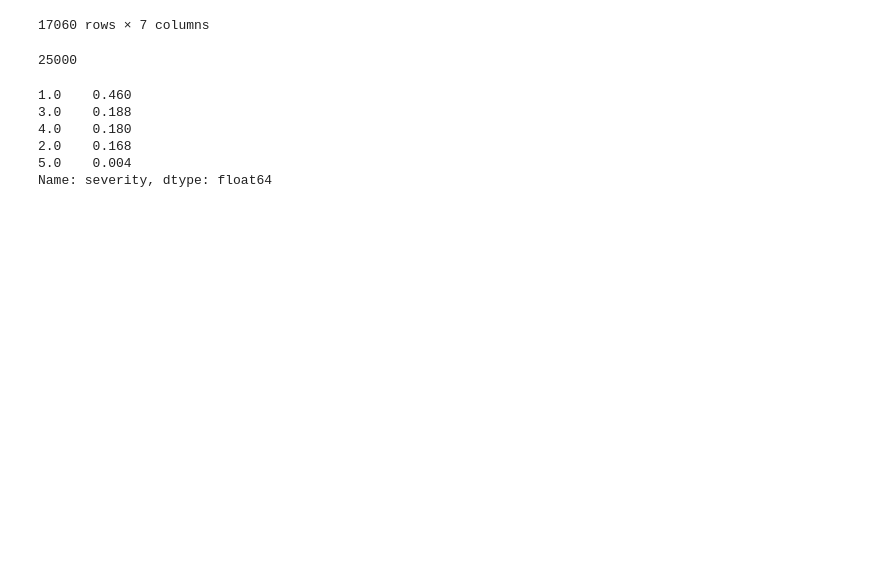
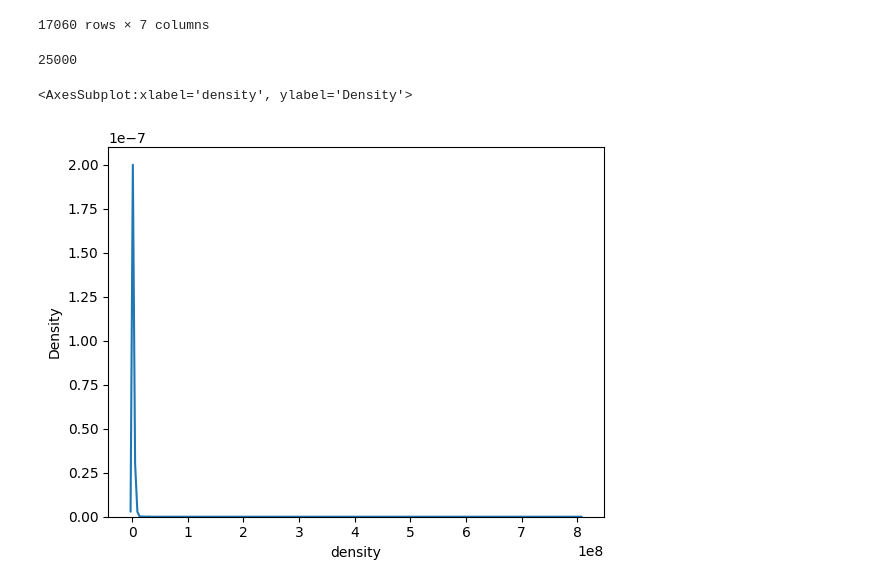
Before and after one commit to k-loki/Algal-bloom-Identification, a Jupyter notebook: notebooks/mt_data_again.ipynb, the cells around one changed output. Drawn from its saved outputs; the diff is of its cells as text; code cells hidden in the pictures; blank space fills up the shorter version.

```diff
--- a/notebooks/mt_data_again.ipynb
+++ b/notebooks/mt_data_again.ipynb
@@ -488,14 +488,10 @@ xgb_params = {
 # %%
 val_idx = train_df.sample(250, random_state=12_000).index
 
-train_df.loc[val_idx].severity.value_counts(normalize=True)
+sns.kdeplot(train_df.density)
 # %% [output]
-1.0    0.460
-3.0    0.188
-4.0    0.180
-2.0    0.168
-5.0    0.004
-Name: severity, dtype: float64
+<AxesSubplot:xlabel='density', ylabel='Density'>
+[figure, added]
 # %%
 %%time
 
```
Also changed, not shown: parts of 13 cells of this notebook.
